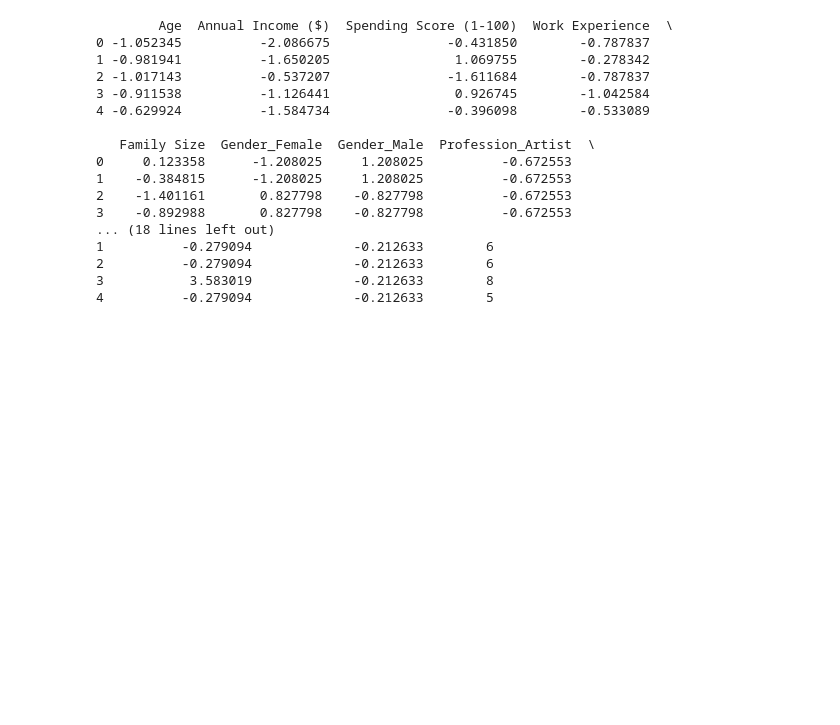
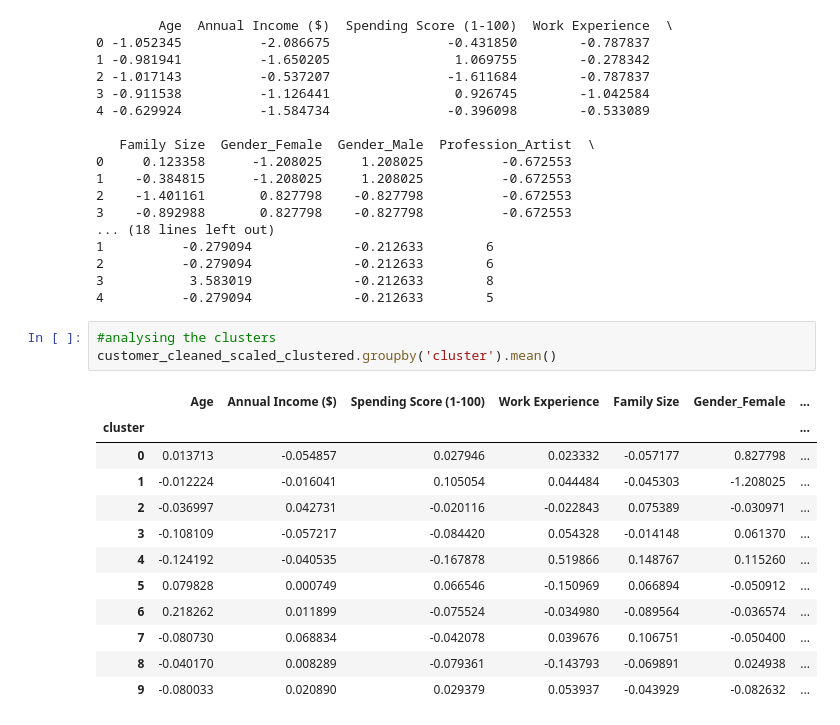
Before and after one commit to ryaoltech/COMP257_UnspLearning_Grp08, a Jupyter notebook: COMP257-UL-Group08_ROL.ipynb, the cells around one changed output. Drawn from its saved outputs; the diff is of its cells as text; blank space fills up the shorter version.

```diff
--- a/COMP257-UL-Group08_ROL.ipynb
+++ b/COMP257-UL-Group08_ROL.ipynb
@@ -255,3 +255,19 @@ print(customer_cleaned_scaled_clustered.head())
 2          -0.279094             -0.212633        6
 3           3.583019             -0.212633        8
 4          -0.279094             -0.212633        5
+# %%
+#analysing the clusters
+customer_cleaned_scaled_clustered.groupby('cluster').mean()
+# %% [output]
+|  | Age | Annual Income ($) | Spending Score (1-100) | Work Experience | Family Size | Gender_Female | ... |
+| cluster |  |  |  |  |  |  | ... |
+| 0 | 0.013713 | -0.054857 | 0.027946 | 0.023332 | -0.057177 | 0.827798 | ... |
+| 1 | -0.012224 | -0.016041 | 0.105054 | 0.044484 | -0.045303 | -1.208025 | ... |
+| 2 | -0.036997 | 0.042731 | -0.020116 | -0.022843 | 0.075389 | -0.030971 | ... |
+| 3 | -0.108109 | -0.057217 | -0.084420 | 0.054328 | -0.014148 | 0.061370 | ... |
+| 4 | -0.124192 | -0.040535 | -0.167878 | 0.519866 | 0.148767 | 0.115260 | ... |
+| 5 | 0.079828 | 0.000749 | 0.066546 | -0.150969 | 0.066894 | -0.050912 | ... |
+| 6 | 0.218262 | 0.011899 | -0.075524 | -0.034980 | -0.089564 | -0.036574 | ... |
+| 7 | -0.080730 | 0.068834 | -0.042078 | 0.039676 | 0.106751 | -0.050400 | ... |
+| 8 | -0.040170 | 0.008289 | -0.079361 | -0.143793 | -0.069891 | 0.024938 | ... |
+| 9 | -0.080033 | 0.020890 | 0.029379 | 0.053937 | -0.043929 | -0.082632 | ... |
```
Also changed, not shown: parts of 3 cells of this notebook.
